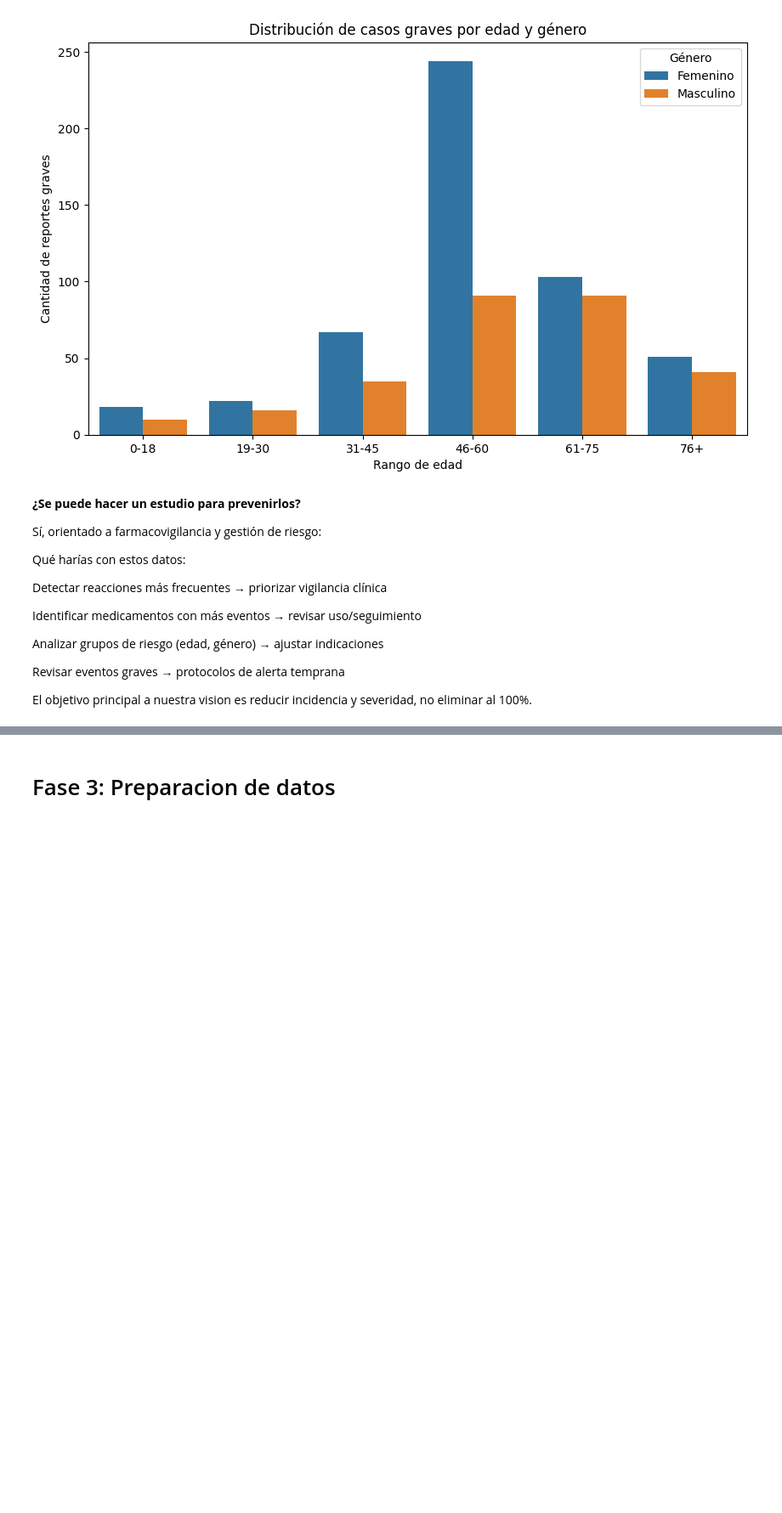
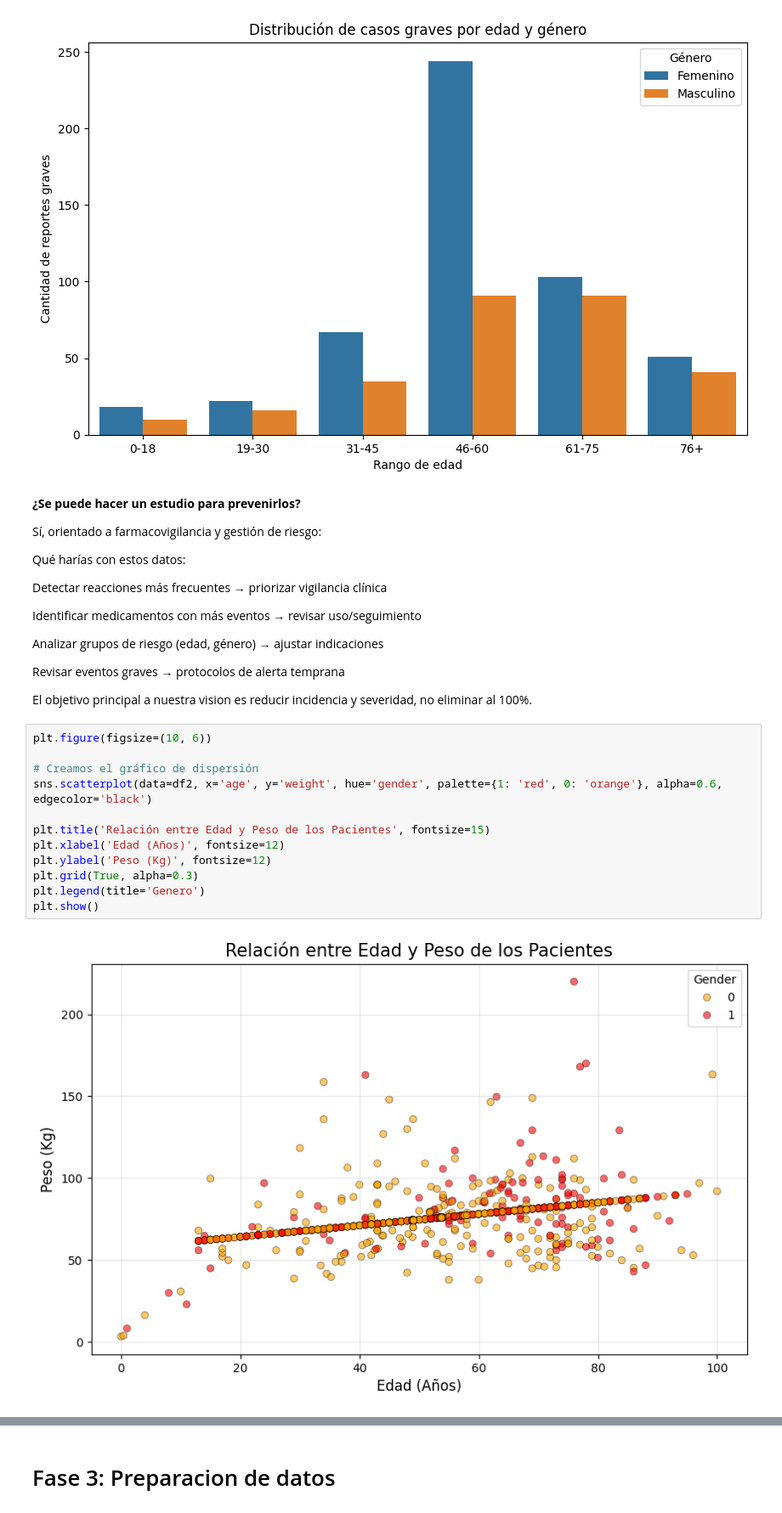
Before and after one commit to Ruhtenio/Mineria_Datos002D, a Jupyter notebook: Eventos_adversos_FDA.ipynb, the cells around one changed output, grey strips where cells are left out. Shown at 85% size. Drawn from its saved outputs; the diff is of its cells as text; blank space fills up the shorter version.

```diff
--- a/Eventos_adversos_FDA.ipynb
+++ b/Eventos_adversos_FDA.ipynb
@@ -630,3 +639,17 @@ Analizar grupos de riesgo (edad, género) → ajustar indicaciones
 Revisar eventos graves → protocolos de alerta temprana
 
  El objetivo principal a nuestra vision es reducir incidencia y severidad, no eliminar al 100%.
+# %%
+plt.figure(figsize=(10, 6))
+
+# Creamos el gráfico de dispersión
+sns.scatterplot(data=df2, x='age', y='weight', hue='gender', palette={1: 'red', 0: 'orange'}, alpha=0.6, edgecolor='black')
+
+plt.title('Relación entre Edad y Peso de los Pacientes', fontsize=15)
+plt.xlabel('Edad (Años)', fontsize=12)
+plt.ylabel('Peso (Kg)', fontsize=12)
+plt.grid(True, alpha=0.3)
+plt.legend(title='Genero')
+plt.show()
+# %% [output]
+[figure, added]
```
Also changed, not shown: parts of 26 cells of this notebook.
